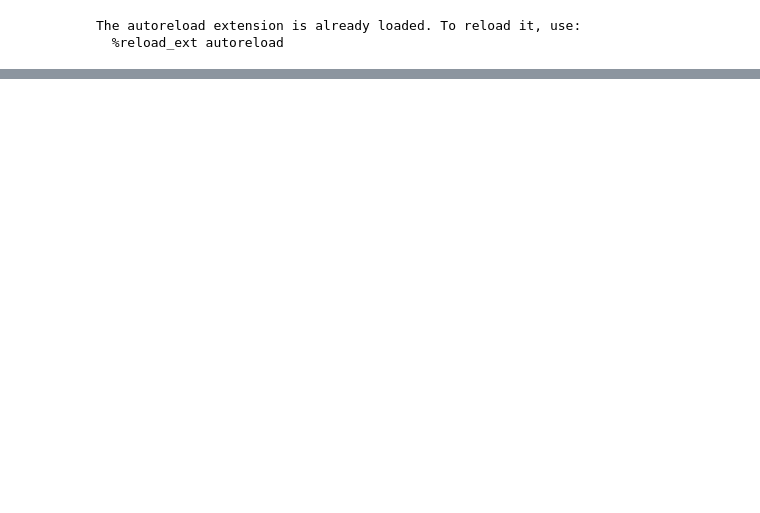
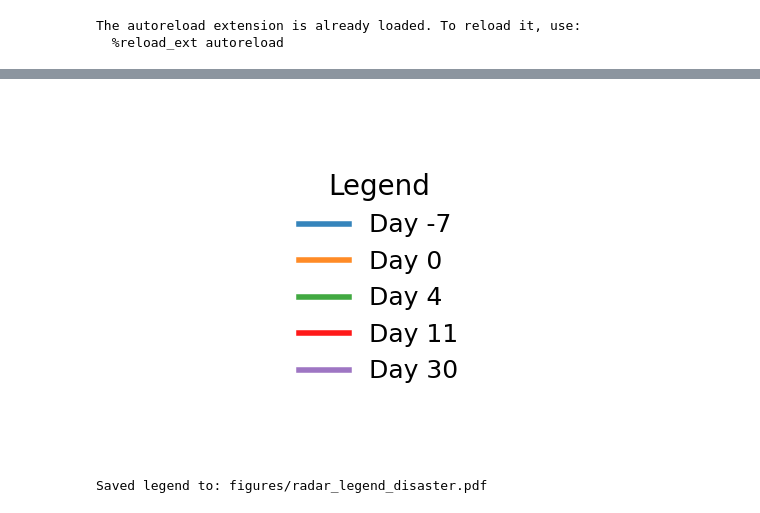
Before and after one commit to elugos/HSMS_LUGOS, a Jupyter notebook: radar_topic_daily.ipynb, the cells around one changed output, grey strips where cells are left out. Drawn from its saved outputs; the diff is of its cells as text; code cells hidden in the pictures; blank space fills up the shorter version.

```diff
--- a/radar_topic_daily.ipynb
+++ b/radar_topic_daily.ipynb
@@ -27,8 +27,8 @@ event_labels = {'boogaloo': 'political',
 # %%
 events_org = {
     'violence': ['boulderfire', 'buffaloshooting', 'elpaso',
-                 'montereypark', 'uvalde', 'virginiabeach', 'vehiclela'],
-    'disaster': ['floodtx', 'hawaiifires', 'helene', 'socalfires']
+                 'montereypark', 'uvalde', 'virginiabeach'],
+    'disaster': ['floodtx', 'hawaiifires', 'helene', 'socalfires', "tornadokentucky", "firekansas"]
 }
 # %%
 violence_dfs = []
@@ -307,14 +242,14 @@ collapse_map_v = {
     # ---------------------------------------------------
     # Bias-motivated violence
     # ---------------------------------------------------
-    "hate_crime": [
+    "hate crime": [
         "hate", "hate crime",
         "bias crime",
         "racially motivated",
         "religiously motivated",
         "identity based attack",
         "targeted attack",
-        "ideological hatred", "black", "latinx"
+        "ideological hatred", "black", "latinx", "hate_crime"
     ],
 
     # ---------------------------------------------------
@@ -749,0 +734,9 @@ plot_radar_overlay_days(
+# %%
+plot_radar_legend(
+    days=[-7,0,4,11,30],
+    colors = ["#1f77b4","#ff7f0e","#2ca02c","#FF0000","#9467bd"],
+    outpath="figures/radar_legend_disaster.pdf"
+)
+# %% [output]
+[figure, added]
+Saved legend to: figures/radar_legend_disaster.pdf
```
Also changed, not shown: parts of 16 cells of this notebook.
